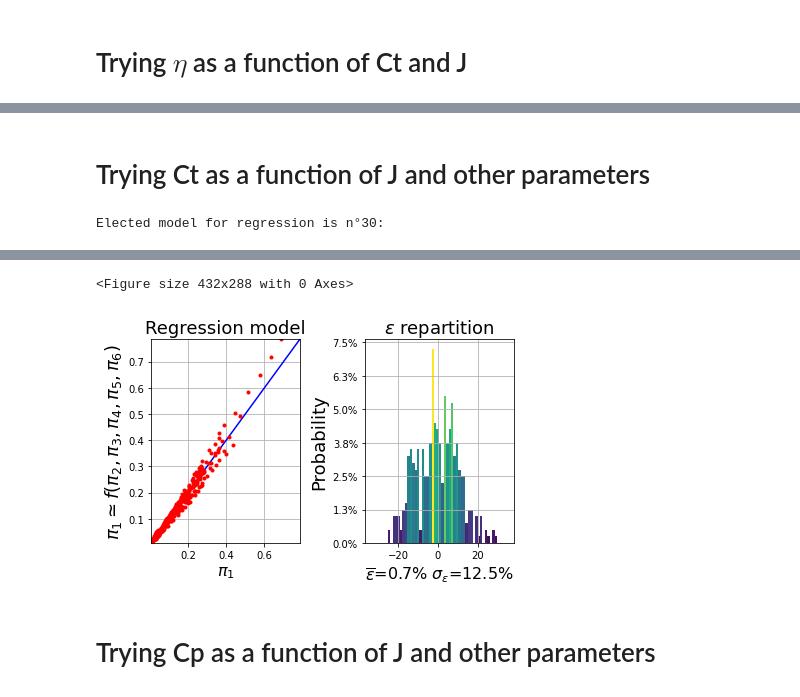
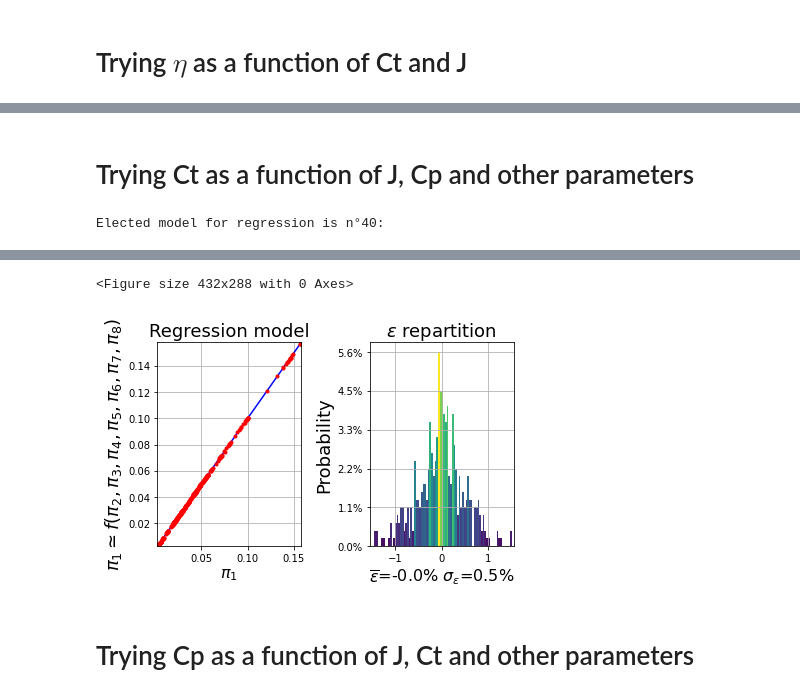
Before and after one commit to florentLutz/FAST-OAD-CS23-HE, a Jupyter notebook: src/fastga_he/models/propulsion/components/propulsor/propeller/unit_tests/d_var_prop_vplm.ipynb, the cells around one changed output, grey strips where cells are left out. Cells and saved outputs as stored; diff of their text form; code cells hidden in the pictures.

Commit message:
Good first formula !
Depends on all the major similarity factor of the propeller design with little deviation compared to BEMT code.
Now moving on to the verification of this formula on NACA reports

```diff
--- a/src/fastga_he/models/propulsion/components/propulsor/propeller/unit_tests/d_var_prop_vplm.ipynb
+++ b/src/fastga_he/models/propulsion/components/propulsor/propeller/unit_tests/d_var_prop_vplm.ipynb
@@ -181,12 +190,17 @@ data:aerodynamics:propeller:reynolds  [1000000.]
 thrust_array = np.zeros_like(n_rot_val)
 power_array = np.zeros_like(n_rot_val)
 eta_array = np.zeros_like(n_rot_val)
+sigma_array = np.zeros_like(n_rot_val)
+AF_array = np.zeros_like(n_rot_val)
+lambda_array = np.zeros_like(n_rot_val)
 
 for idx, n_rot_it in enumerate(n_rot_val):
     inputs_dict = {
         "data:geometry:propeller:average_rpm": (n_rot_it, "rps"),
         "data:geometry:propeller:diameter": (D_val[idx], "m"),
         "data:geometry:propeller:blades_number": (n_blade_val[idx], None),
+        "data:geometry:propeller:mid_chord_ratio": (c_mid_ratio_val[idx], None),
+        "data:geometry:propeller:mid_chord_radius_ratio": (c_mid_radius_ratio_val[idx], None),
         "data:aerodynamics:propeller:point_performance:rho": (RHO_val[idx], "kg/m**3"),
         "data:aerodynamics:propeller:point_performance:twist_75": (pitch_val[idx], "rad"),
         "data:aerodynamics:propeller:point_performance:twist_75_ref": (PITCH_REF_val[idx], "rad"),
@@ -196,6 +210,12 @@ for idx, n_rot_it in enumerate(n_rot_val):
     thrust = output_dict["data:aerodynamics:propeller:point_performance:thrust"][0][0]
     power = output_dict["data:aerodynamics:propeller:point_performance:power"][0][0]
     eta = output_dict["data:aerodynamics:propeller:point_performance:efficiency"][0][0]
+    sigma = output_dict["data:geometry:propeller:solidity_ratio"][0][0]
+    AF = output_dict["data:geometry:propeller:activity_factor"][0][0]
+    aspect_ratio = output_dict["data:geometry:propeller:aspect_ratio"][0][0]
     thrust_array[idx] = thrust
     power_array[idx] = power
     eta_array[idx] = eta
+    sigma_array[idx] = sigma
+    AF_array[idx] = AF
+    lambda_array[idx] = aspect_ratio
@@ -204,9 +231,8 @@ from functools import reduce
 
 # proper_result_idx = np.where(abs(eta_array - 0.5) < 0.5)[0]
 proper_result_idx_1 = np.where(eta_array!=np.nan)
-proper_result_idx_2 = np.where(eta_array>0.0)
-proper_result_idx_3 = np.where(thrust_array>0.0)
-proper_result_idx_4 = np.where(power_array>0.0)
+proper_result_idx_2 = np.where(thrust_array>0.0)
+proper_result_idx_3 = np.where(power_array>0.0)
 
 proper_result_idx = reduce(
     np.intersect1d,
@@ -214,13 +240,15 @@ proper_result_idx = reduce(
         proper_result_idx_1,
         proper_result_idx_2,
         proper_result_idx_3,
-        proper_result_idx_4,
     )
 )
 
 thrust_array = thrust_array[proper_result_idx]
 power_array = power_array[proper_result_idx]
 eta_array = eta_array[proper_result_idx]
+sigma_array = sigma_array[proper_result_idx]
+AF_array = AF_array[proper_result_idx]
+lambda_array = lambda_array[proper_result_idx]
 
 n_rot_val = n_rot_val[proper_result_idx]
 D_val = D_val[proper_result_idx]
@@ -232,4 +260,5 @@ v_val = v_val[proper_result_idx]
 
 altitude = new_altitude[proper_result_idx]
 
-print(np.max(eta_array))
+ct_array = thrust_array / (RHO_val * n_rot_val ** 2 * D_val ** 4)
+cp_array = power_array / (RHO_val * n_rot_val ** 3 * D_val ** 5)
@@ -269,22 +322,23 @@ $\pi_{1}=10^{0.12642} \cdot \pi_{2}^{+0.48041 \cdot log(\pi_{3}) \cdot log(\pi_{
 # %% [markdown]
-# Trying Ct as a function of J and other parameters
+# Trying Ct as a function of J, Cp and other parameters
 # %%
 atm = Atmosphere(altitude, altitude_in_feet=False)
 
-pi1 = thrust_array / (RHO_val * n_rot_val ** 2 * D_val ** 4)
+pi1 = ct_array
 pi2 = v_val / (n_rot_val * D_val)
-pi3 = np.sqrt(v_val**2.0 + n_rot_val ** 2.0 * (D_val / 2.0) ** 2.0) / atm.speed_of_sound
-pi4 = v_val * D_val / atm.kinematic_viscosity # Somehow reduced the deviation :O
-pi5 = n_blade_val * 0.121 * 2 / np.pi # Approximately the rotor solidity to be computed properly in the following attempts
-# but in this one the aspect ratio of the blade is 1D of the dimater
-pi6 = pitch_val / PITCH_REF_val
-doe_eta = np.c_[pi1, pi2, pi3, pi4, pi5, pi6]
-doe_eta = pd.DataFrame(doe_eta, columns=["pi1", "pi2", "pi3", "pi4", "pi5", "pi6"])
+pi3 = (v_val**2.0 + n_rot_val ** 2.0 * (D_val / 2.0) ** 2.0) / atm.speed_of_sound ** 2.0
+pi4 = v_val * D_val / atm.kinematic_viscosity
+pi5 = sigma_array
+pi6 = cp_array
+pi7 = AF_array
+pi8 = lambda_array
+doe_ct = np.c_[pi1, pi2, pi3, pi4, pi5, pi6, pi7, pi8]
+doe_ct = pd.DataFrame(doe_ct, columns=["pi1", "pi2", "pi3", "pi4", "pi5", "pi6", "pi7", "pi8"])
 
 # Fit with 3rd order power-law model the obtained Pi DOE
 model = regression_models(
-    doe_eta.values, elected_pi0="pi1", order=3, log_space=True, ymax_axis=10, test_mode=True
+    doe_ct.values, elected_pi0="pi1", order=3, log_space=True, ymax_axis=10, test_mode=True
 )
-perform_regression(doe_eta.values, model, choosen_model=30)
+perform_regression(doe_ct.values, model, choosen_model=40)
 # %% [output]
-Elected model for regression is n°30:
+Elected model for regression is n°40:
@@ -292,7 +346,7 @@ $\pi_{1}=10^{-8.74705} \cdot \pi_{2}^{+8.39589 \cdot log(\pi_{2}) \cdot log(\pi_
 <Figure size 432x288 with 0 Axes>
-[figure, old version]
+[figure, new version]
 # %% [markdown]
-# Trying Cp as a function of J and other parameters
+# Trying Cp as a function of J, Ct and other parameters
 # %%
 atm = Atmosphere(altitude, altitude_in_feet=False)
 
```
Also changed, not shown: parts of 12 cells of this notebook, 4 other files.
